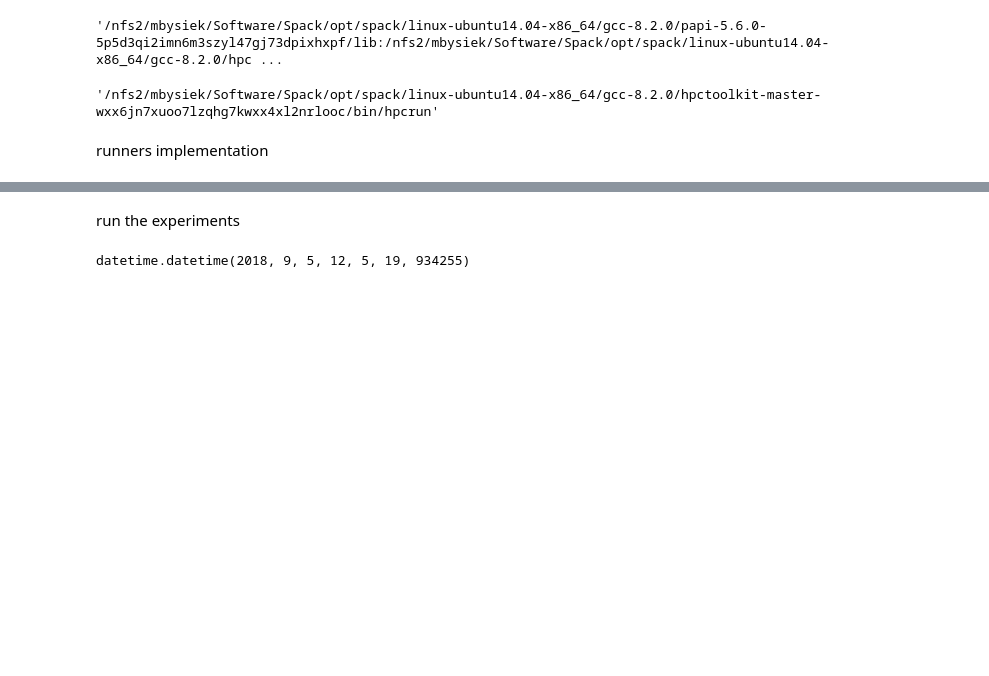
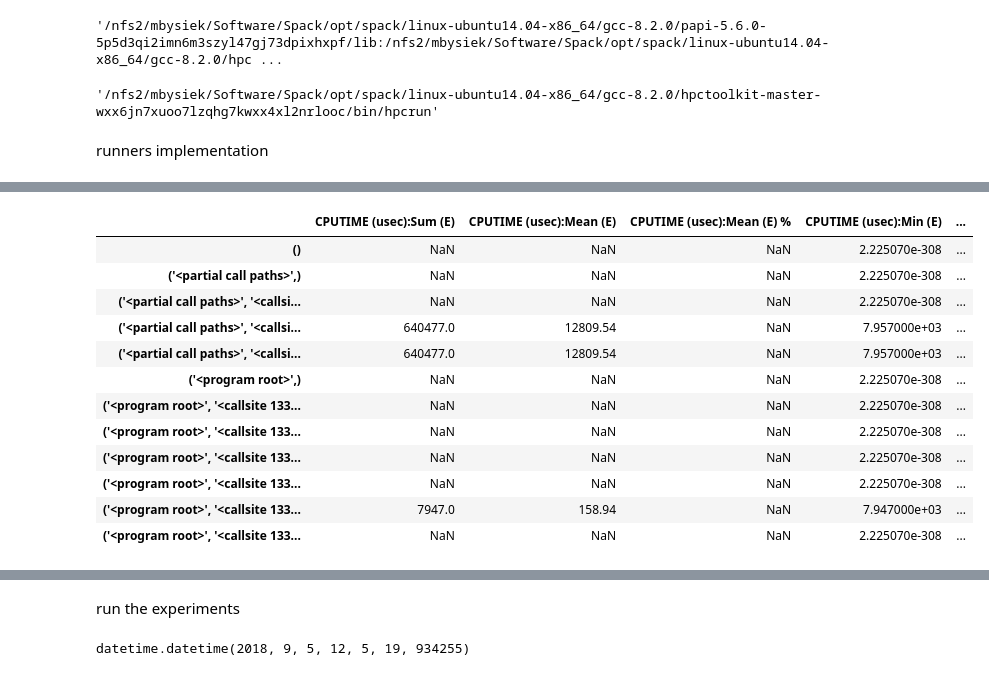
Before and after one commit to mbdevpl/docker-transpyle-flash, a Jupyter notebook: profile_flash.ipynb, the cells around one changed output, grey strips where cells are left out. Cells and saved outputs as stored; diff of their text form; code cells hidden in the pictures; blank space fills up the shorter version.

```diff
--- a/profile_flash.ipynb
+++ b/profile_flash.ipynb
@@ -171,0 +241,16 @@ def profile_db_path(date=None, *, test_name) -> pathlib.Path:
+# %%
+df.basic_e#[::len(df) // 4]
+# %% [output]
+|  | CPUTIME (usec):Sum (E) | CPUTIME (usec):Mean (E) | CPUTIME (usec):Mean (E) % | CPUTIME (usec):Min (E) | ... |
+| () | NaN | NaN | NaN | 2.225070e-308 | ... |
+| ('<partial call paths>',) | NaN | NaN | NaN | 2.225070e-308 | ... |
+| ('<partial call paths>', '<callsi... | NaN | NaN | NaN | 2.225070e-308 | ... |
+| ('<partial call paths>', '<callsi... | 640477.0 | 12809.54 | NaN | 7.957000e+03 | ... |
+| ('<partial call paths>', '<callsi... | 640477.0 | 12809.54 | NaN | 7.957000e+03 | ... |
+| ('<program root>',) | NaN | NaN | NaN | 2.225070e-308 | ... |
+| ('<program root>', '<callsite 133... | NaN | NaN | NaN | 2.225070e-308 | ... |
+| ('<program root>', '<callsite 133... | NaN | NaN | NaN | 2.225070e-308 | ... |
+| ('<program root>', '<callsite 133... | NaN | NaN | NaN | 2.225070e-308 | ... |
+| ('<program root>', '<callsite 133... | NaN | NaN | NaN | 2.225070e-308 | ... |
+| ('<program root>', '<callsite 133... | 7947.0 | 158.94 | NaN | 7.947000e+03 | ... |
+| ('<program root>', '<callsite 133... | NaN | NaN | NaN | 2.225070e-308 | ... |
```
Also changed, not shown: parts of 19 cells of this notebook, 1 other file.
